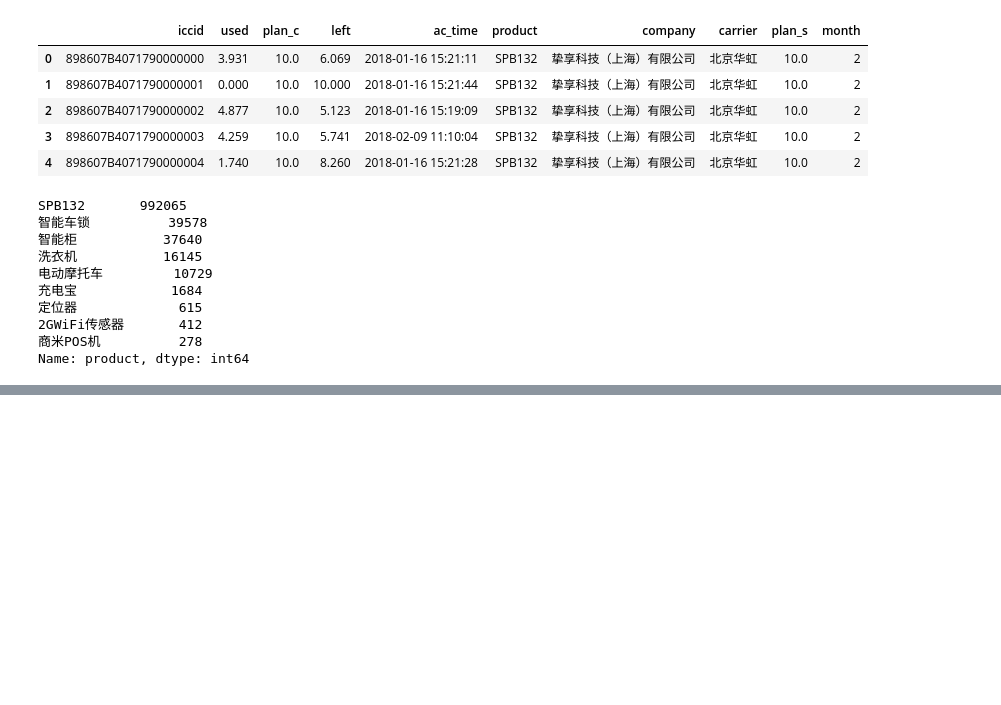
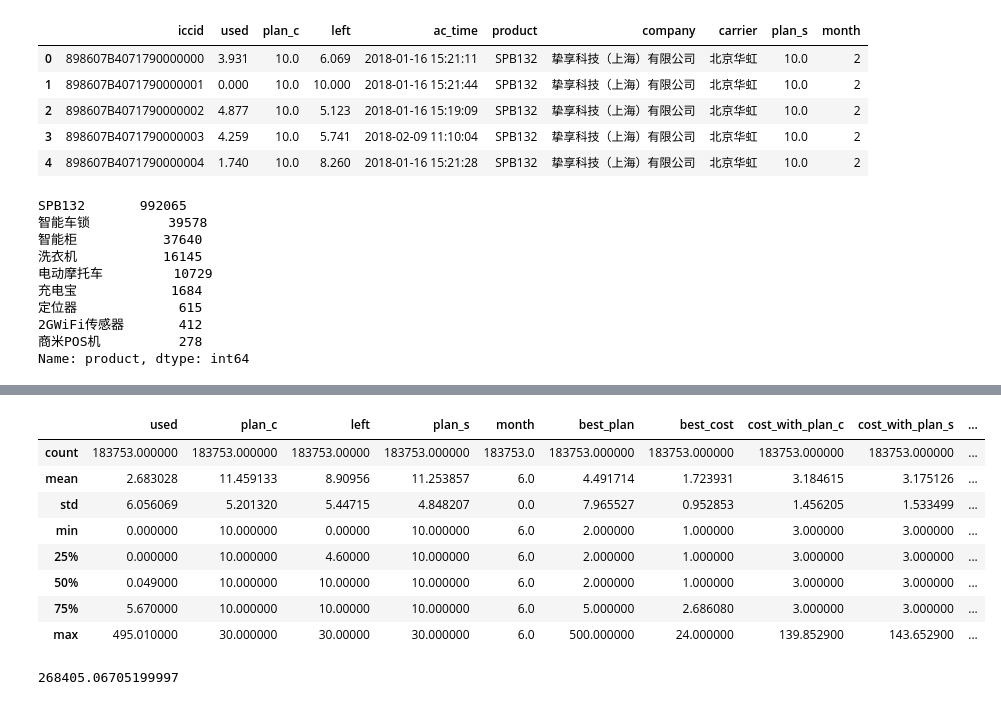
Before and after one commit to comsaint/DeviceUsageAnalysis, a Jupyter notebook: DataExplore.ipynb, the cells around one changed output, grey strips where cells are left out. Saved outputs shown, nothing was run; the diff lists cells and outputs as text; code cells hidden in the pictures; blank space fills up the shorter version.

```diff
--- a/DataExplore.ipynb
+++ b/DataExplore.ipynb
@@ -40,0 +60,4 @@ Name: product, dtype: int64
+# %%
+# Split product SPB132
+df_noplan = df_flt[df_flt['plan_c']==0]
+df_hasplan = df_flt[df_flt['plan_c']!=0]
@@ -40,0 +132,7 @@ Name: product, dtype: int64
+# %%
+# Strategy 1: use last month's best plan as next month's plan_c
+df_jun = df_hasplan[df_hasplan['month']==6]
+df_may = df_hasplan[df_hasplan['month']==5]
+# for simplicity, select only devices which exists in both months
+iccid_may = df_may.iccid.tolist()
+df_jun = df_jun[df_jun['iccid'].isin(iccid_may)]
@@ -40,0 +155,6 @@ Name: product, dtype: int64
+# %%
+# May's best strategy
+d = df_may.set_index('iccid')['best_plan'].to_dict()
+# %%
+df_jun['strategy_1'] = df_jun['iccid'].map(d)
+df_jun['cost_with_strategy_1'] = df_jun.apply(lambda row: compute_cost_with_plan_and_usage(row['strategy_1'], row['used']), axis=1)
@@ -40,0 +170,16 @@ Name: product, dtype: int64
+# %%
+df_jun.describe()
+# %% [output]
+|  | used | plan_c | left | plan_s | month | best_plan | best_cost | cost_with_plan_c | cost_with_plan_s | ... |
+| count | 183753.000000 | 183753.000000 | 183753.00000 | 183753.000000 | 183753.0 | 183753.000000 | 183753.000000 | 183753.000000 | 183753.000000 | ... |
+| mean | 2.683028 | 11.459133 | 8.90956 | 11.253857 | 6.0 | 4.491714 | 1.723931 | 3.184615 | 3.175126 | ... |
+| std | 6.056069 | 5.201320 | 5.44715 | 4.848207 | 0.0 | 7.965527 | 0.952853 | 1.456205 | 1.533499 | ... |
+| min | 0.000000 | 10.000000 | 0.00000 | 10.000000 | 6.0 | 2.000000 | 1.000000 | 3.000000 | 3.000000 | ... |
+| 25% | 0.000000 | 10.000000 | 4.60000 | 10.000000 | 6.0 | 2.000000 | 1.000000 | 3.000000 | 3.000000 | ... |
+| 50% | 0.049000 | 10.000000 | 10.00000 | 10.000000 | 6.0 | 2.000000 | 1.000000 | 3.000000 | 3.000000 | ... |
+| 75% | 5.670000 | 10.000000 | 10.00000 | 10.000000 | 6.0 | 5.000000 | 2.686080 | 3.000000 | 3.000000 | ... |
+| max | 495.010000 | 30.000000 | 30.00000 | 30.000000 | 6.0 | 500.000000 | 24.000000 | 139.852900 | 143.652900 | ... |
+# %%
+(3.184615-1.723931)*183753
+# %% [output]
+268405.06705199997
```
Also changed, not shown: parts of 16 cells of this notebook, 2 other files.
